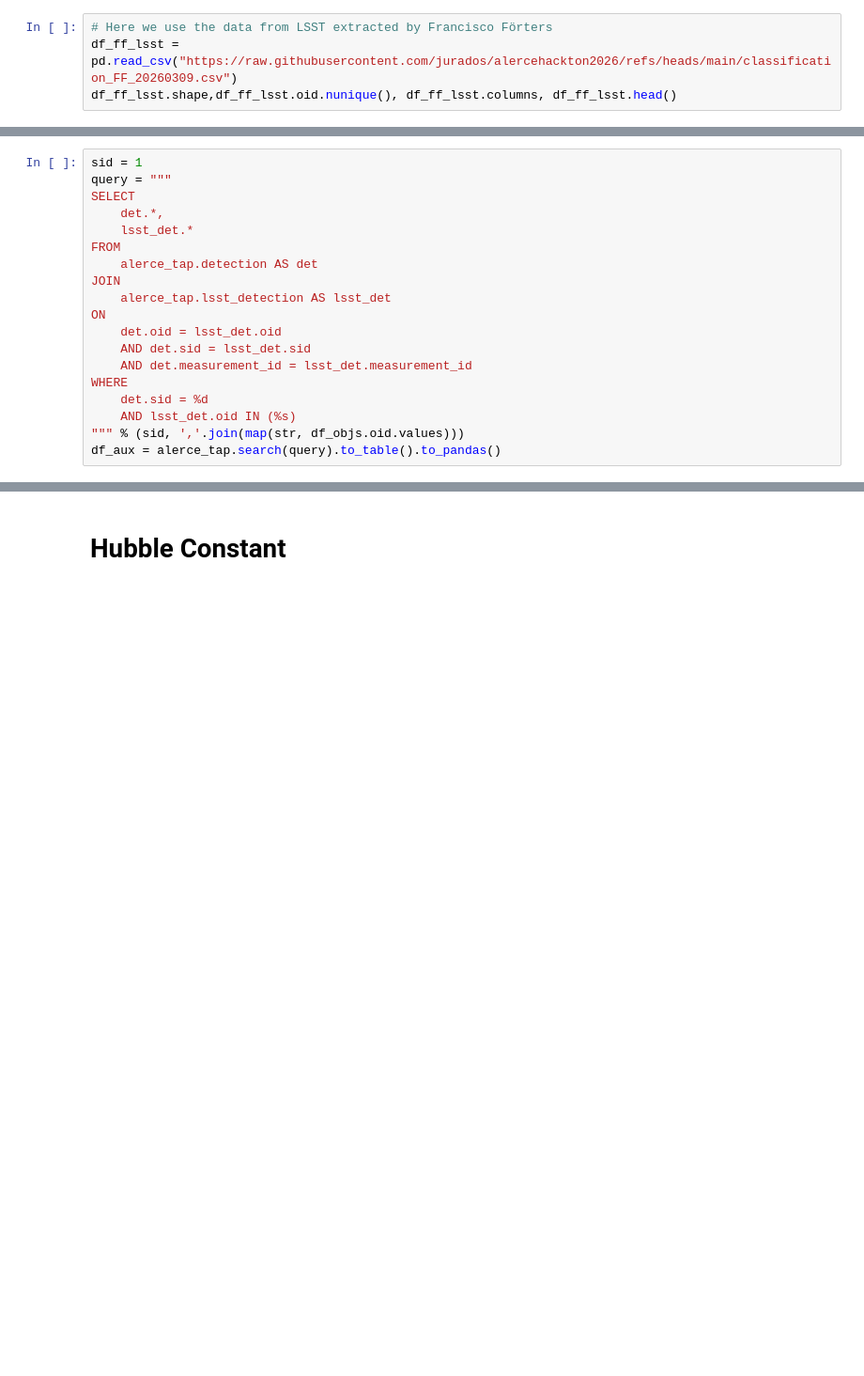
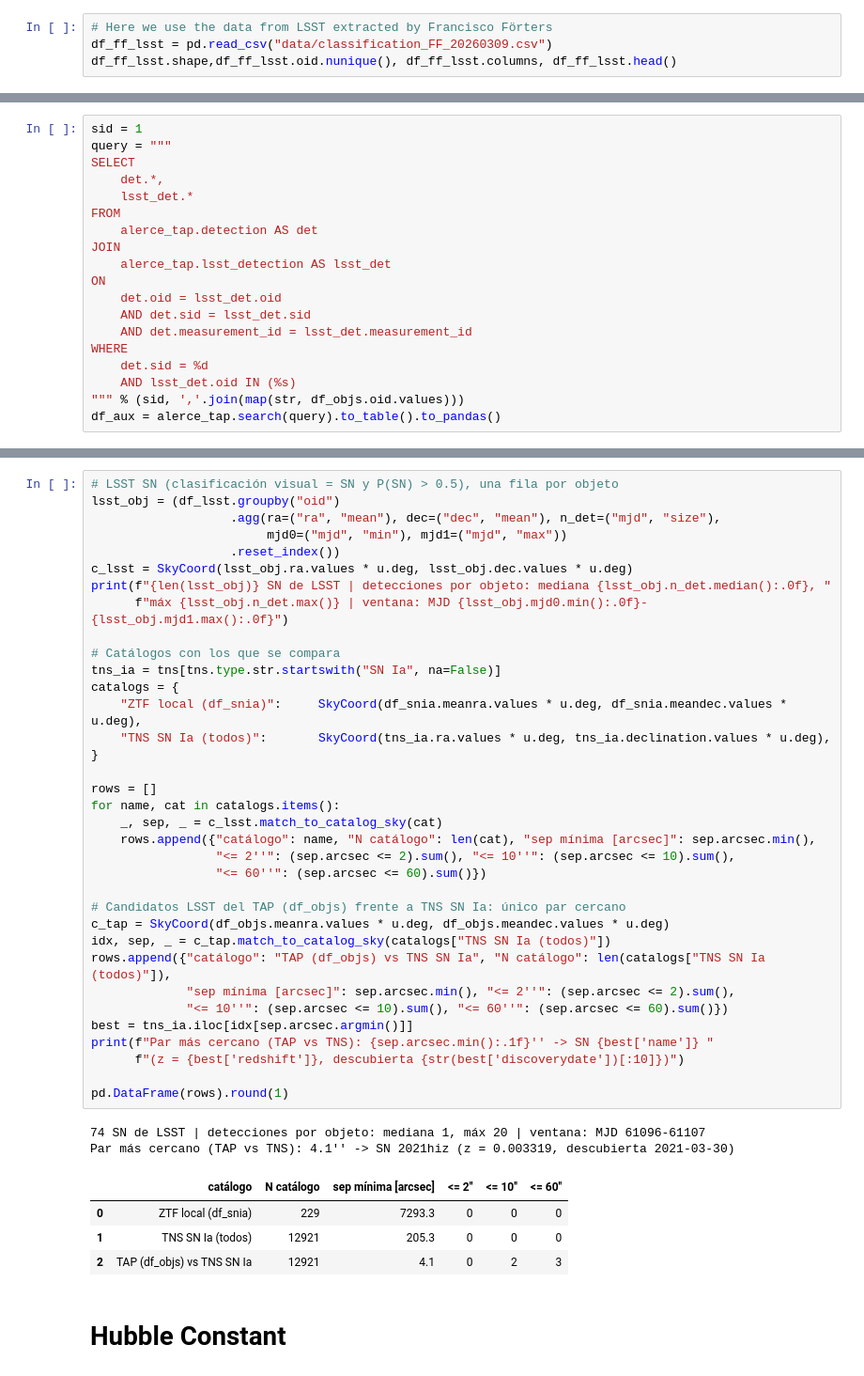
Before and after one commit to jurados/ALeRCE-ZTFLSST-HubbleConstant, a Jupyter notebook: ALeRCE_Hackathon.ipynb, the cells around one changed output, grey strips where cells are left out. Shown at 94% size. Drawn from its saved outputs; the diff is of its cells as text; blank space fills up the shorter version.

```diff
--- a/ALeRCE_Hackathon.ipynb
+++ b/ALeRCE_Hackathon.ipynb
@@ -525,7 +603,7 @@ df_snia[["dm15", "e_dm15", "m_peak_g", "e_m_peak_g"]].describe()
 # LSST - ZTF Crossmatch from ALeRCE
 # %%
 # Here we use the data from LSST extracted by Francisco Förters
-df_ff_lsst = pd.read_csv("https://raw.githubusercontent.com/jurados/alercehackton2026/refs/heads/main/classification_FF_20260309.csv")
+df_ff_lsst = pd.read_csv("data/classification_FF_20260309.csv")
 df_ff_lsst.shape,df_ff_lsst.oid.nunique(), df_ff_lsst.columns, df_ff_lsst.head()
 # %% [output]
 ((1694, 108),
@@ -861,3 +944,45 @@ plt.tight_layout(); plt.show()
+# %%
+# LSST SN (clasificación visual = SN y P(SN) > 0.5), una fila por objeto
+lsst_obj = (df_lsst.groupby("oid")
+                   .agg(ra=("ra", "mean"), dec=("dec", "mean"), n_det=("mjd", "size"),
+                        mjd0=("mjd", "min"), mjd1=("mjd", "max"))
+                   .reset_index())
+c_lsst = SkyCoord(lsst_obj.ra.values * u.deg, lsst_obj.dec.values * u.deg)
+print(f"{len(lsst_obj)} SN de LSST | detecciones por objeto: mediana {lsst_obj.n_det.median():.0f}, "
+      f"máx {lsst_obj.n_det.max()} | ventana: MJD {lsst_obj.mjd0.min():.0f}-{lsst_obj.mjd1.max():.0f}")
+
+# Catálogos con los que se compara
+tns_ia = tns[tns.type.str.startswith("SN Ia", na=False)]
+catalogs = {
+    "ZTF local (df_snia)":     SkyCoord(df_snia.meanra.values * u.deg, df_snia.meandec.values * u.deg),
+    "TNS SN Ia (todos)":       SkyCoord(tns_ia.ra.values * u.deg, tns_ia.declination.values * u.deg),
+}
+
+rows = []
+for name, cat in catalogs.items():
+    _, sep, _ = c_lsst.match_to_catalog_sky(cat)
+    rows.append({"catálogo": name, "N catálogo": len(cat), "sep mínima [arcsec]": sep.arcsec.min(),
+                 "<= 2''": (sep.arcsec <= 2).sum(), "<= 10''": (sep.arcsec <= 10).sum(),
+                 "<= 60''": (sep.arcsec <= 60).sum()})
+
+# Candidatos LSST del TAP (df_objs) frente a TNS SN Ia: único par cercano
+c_tap = SkyCoord(df_objs.meanra.values * u.deg, df_objs.meandec.values * u.deg)
+idx, sep, _ = c_tap.match_to_catalog_sky(catalogs["TNS SN Ia (todos)"])
+rows.append({"catálogo": "TAP (df_objs) vs TNS SN Ia", "N catálogo": len(catalogs["TNS SN Ia (todos)"]),
+             "sep mínima [arcsec]": sep.arcsec.min(), "<= 2''": (sep.arcsec <= 2).sum(),
+             "<= 10''": (sep.arcsec <= 10).sum(), "<= 60''": (sep.arcsec <= 60).sum()})
+best = tns_ia.iloc[idx[sep.arcsec.argmin()]]
+print(f"Par más cercano (TAP vs TNS): {sep.arcsec.min():.1f}'' -> SN {best['name']} "
+      f"(z = {best['redshift']}, descubierta {str(best['discoverydate'])[:10]})")
+
+pd.DataFrame(rows).round(1)
+# %% [output]
+74 SN de LSST | detecciones por objeto: mediana 1, máx 20 | ventana: MJD 61096-61107
+Par más cercano (TAP vs TNS): 4.1'' -> SN 2021hiz (z = 0.003319, descubierta 2021-03-30)
+|  | catálogo | N catálogo | sep mínima [arcsec] | <= 2'' | <= 10'' | <= 60'' |
+| 0 | ZTF local (df_snia) | 229 | 7293.3 | 0 | 0 | 0 |
+| 1 | TNS SN Ia (todos) | 12921 | 205.3 | 0 | 0 | 0 |
+| 2 | TAP (df_objs) vs TNS SN Ia | 12921 | 4.1 | 0 | 2 | 3 |
 # %% [markdown]
 # Hubble Constant
 # %% [markdown]
```
Also changed, not shown: parts of 30 cells of this notebook, 9 other files.
